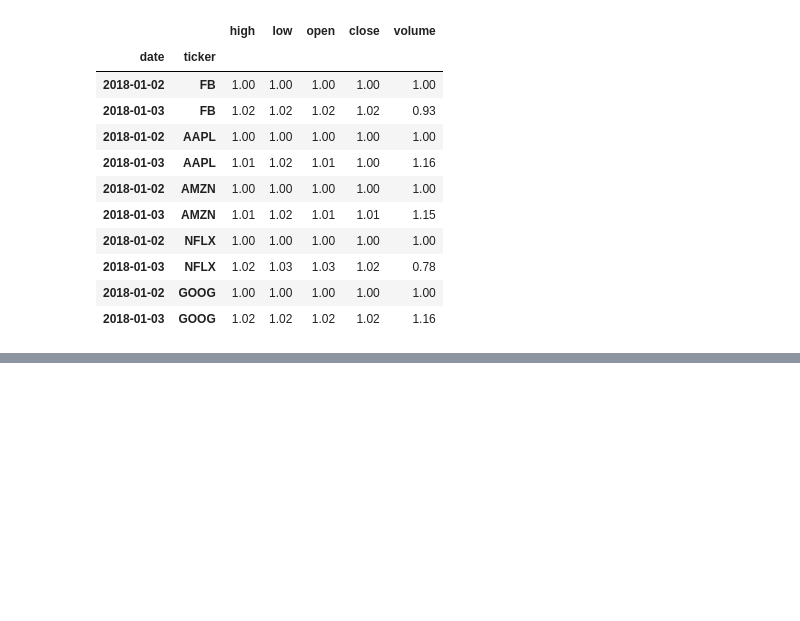
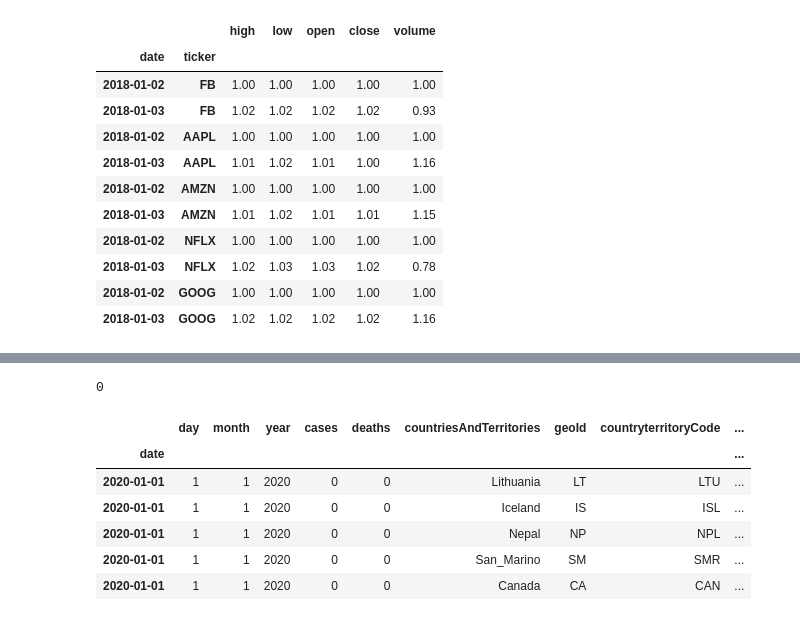
Before and after one commit to nadia-paz/ds-learning, a Jupyter notebook: data_analysis_pandas/exercises.ipynb, the cells around one changed output, grey strips where cells are left out. Cells and saved outputs as stored; diff of their text form; code cells hidden in the pictures; blank space fills up the shorter version.

```diff
--- a/data_analysis_pandas/exercises.ipynb
+++ b/data_analysis_pandas/exercises.ipynb
@@ -617,0 +620,2 @@ df_explained.groupby(level='ticker').agg('head', 2)
+# %%
+covid = pd.read_csv('../datasets/covid19_cases.csv')
@@ -617,0 +680,19 @@ df_explained.groupby(level='ticker').agg('head', 2)
+# %%
+# both ways are working fine dayfirst = True or using format
+(pd.to_datetime(covid.dateRep, dayfirst=True) != \
+    pd.to_datetime(covid.dateRep, format='%d/%m/%Y')).sum()
+# %% [output]
+0
+# %%
+covid.rename(columns={'dateRep':'date'}, inplace=True)
+# %%
+covid.date = pd.to_datetime(covid.date, dayfirst=True)
+covid.set_index('date').head()
+# %% [output]
+|  | day | month | year | cases | deaths | countriesAndTerritories | geoId | countryterritoryCode | ... |
+| date |  |  |  |  |  |  |  |  | ... |
+| 2020-01-01 | 1 | 1 | 2020 | 0 | 0 | Lithuania | LT | LTU | ... |
+| 2020-01-01 | 1 | 1 | 2020 | 0 | 0 | Iceland | IS | ISL | ... |
+| 2020-01-01 | 1 | 1 | 2020 | 0 | 0 | Nepal | NP | NPL | ... |
+| 2020-01-01 | 1 | 1 | 2020 | 0 | 0 | San_Marino | SM | SMR | ... |
+| 2020-01-01 | 1 | 1 | 2020 | 0 | 0 | Canada | CA | CAN | ... |
```
Also changed, not shown: parts of 7 cells of this notebook.
